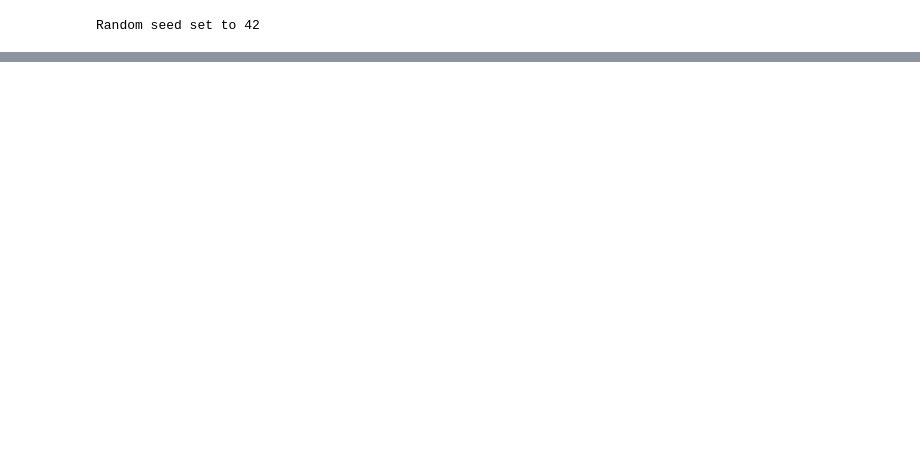
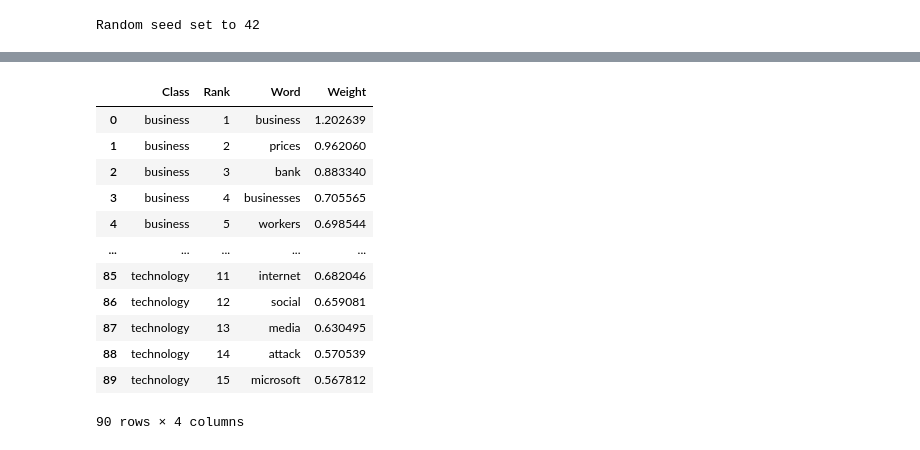
Before and after one commit to pk08malooh-byte/CS2042S-Assignment2, a Jupyter notebook: Logistic_Regression_Assignment_2.ipynb, the cells around one changed output, grey strips where cells are left out. Drawn from its saved outputs; the diff is of its cells as text; code cells hidden in the pictures; blank space fills up the shorter version.

```diff
--- a/Logistic_Regression_Assignment_2.ipynb
+++ b/Logistic_Regression_Assignment_2.ipynb
@@ -679,0 +712,22 @@ display(
+# %%
+baseline_summary = []
+
+for key, result in baseline_results.items():
+    lang, vec_type = key.split("_")
+
+    baseline_summary.append({
+        "Language": lang,
+        "Features": vec_type,
+        "Val Accuracy": result["history"]["best_val_acc"],
+        "Test Accuracy": result["test_results"]["accuracy"],
+        "Test F1 (macro)": result["test_results"]["f1_macro"],
+        "Test F1 (micro)": result["test_results"]["f1_micro"]
+    })
+
+baseline_summary = pd.DataFrame(baseline_summary)
+
+display(
+    baseline_summary
+    .sort_values("Test Accuracy", ascending=False)
+    .reset_index(drop=True)
+)
@@ -679,0 +962,33 @@ display(
+# %%
+weight_analysis = []
+
+for class_idx, class_name in enumerate(label_encoder.classes_):
+    class_weights = weights[class_idx]
+
+    top_pos_idx = np.argsort(class_weights)[-TOP_K:][::-1]
+
+    for rank, idx in enumerate(top_pos_idx, start=1):
+        weight_analysis.append({
+            "Class": class_name,
+            "Rank": rank,
+            "Word": feature_names[idx],
+            "Weight": class_weights[idx]
+        })
+
+weight_analysis_df = pd.DataFrame(weight_analysis)
+
+display(weight_analysis_df)
+# %% [output]
+|  | Class | Rank | Word | Weight |
+| 0 | business | 1 | business | 1.202639 |
+| 1 | business | 2 | prices | 0.962060 |
+| 2 | business | 3 | bank | 0.883340 |
+| 3 | business | 4 | businesses | 0.705565 |
+| 4 | business | 5 | workers | 0.698544 |
+| ... | ... | ... | ... | ... |
+| 85 | technology | 11 | internet | 0.682046 |
+| 86 | technology | 12 | social | 0.659081 |
+| 87 | technology | 13 | media | 0.630495 |
+| 88 | technology | 14 | attack | 0.570539 |
+| 89 | technology | 15 | microsoft | 0.567812 |
+90 rows × 4 columns
```
Also changed, not shown: parts of 18 cells of this notebook.
